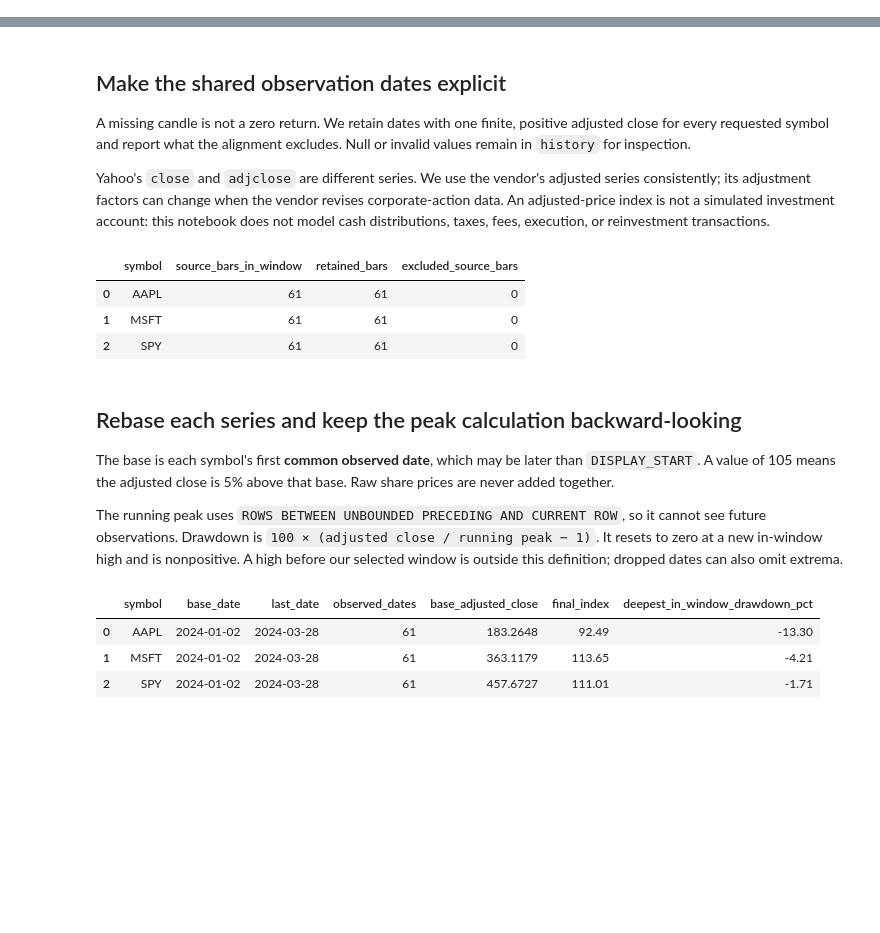
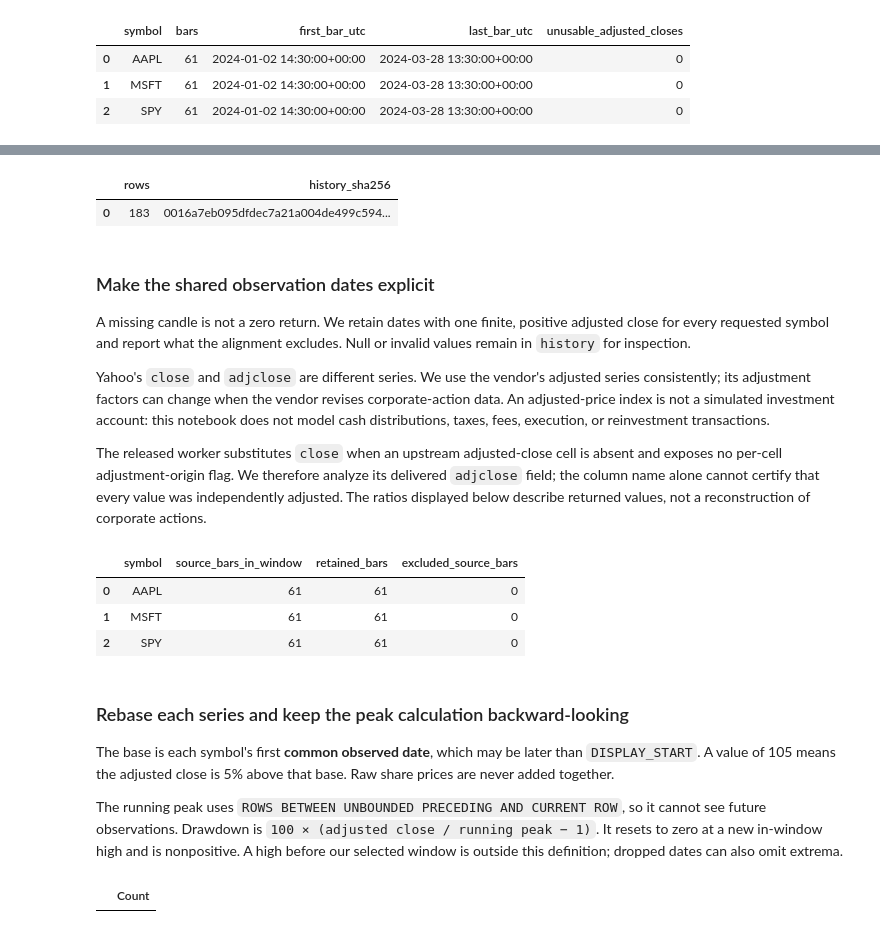
Before and after one commit to Query-farm/vgi-yfinance, a Jupyter notebook: notebooks/01_align_adjusted_price_paths.ipynb, the cells around one changed output, grey strips where cells are left out. Drawn from its saved outputs; the diff is of its cells as text; code cells hidden in the pictures; blank space fills up the shorter version.

```diff
--- a/notebooks/01_align_adjusted_price_paths.ipynb
+++ b/notebooks/01_align_adjusted_price_paths.ipynb
@@ -87,7 +73,9 @@ FROM history GROUP BY symbol ORDER BY symbol;
 # %%
-prose(
-    "**Live historical retrieval completed.** Run began at "
-    + retrieved_at
-    + ". The remaining cells query the materialized history; a future rerun may contain corrected or revised vendor values."
-)
+display(source_summary)
+finished_at = datetime.now(timezone.utc).isoformat(timespec="seconds")
+prose(f"**Live historical retrieval completed.** UTC interval: {retrieved_at}–{finished_at}. The remaining cells query materialized history. A future rerun may contain revised vendor values; these three requests are not an atomic market snapshot.")
 # %% [output]
+|  | symbol | bars | first_bar_utc | last_bar_utc | unusable_adjusted_closes |
+| 0 | AAPL | 61 | 2024-01-02 14:30:00+00:00 | 2024-03-28 13:30:00+00:00 | 0 |
+| 1 | MSFT | 61 | 2024-01-02 14:30:00+00:00 | 2024-03-28 13:30:00+00:00 | 0 |
+| 2 | SPY | 61 | 2024-01-02 14:30:00+00:00 | 2024-03-28 13:30:00+00:00 | 0 |
@@ -95,9 +87,16 @@ prose(
+# %%
+display(source_fingerprint)
+# %% [output]
+|  | rows | history_sha256 |
+| 0 | 183 | 0016a7eb095dfdec7a21a004de499c594... |
 # %% [markdown]
-## Make the shared observation dates explicit
+### Make the shared observation dates explicit
 
 A missing candle is not a zero return. We retain dates with one finite, positive adjusted close for every requested symbol and report what the alignment excludes. Null or invalid values remain in `history` for inspection.
 
 Yahoo's `close` and `adjclose` are different series. We use the vendor's adjusted series consistently; its adjustment factors can change when the vendor revises corporate-action data. An adjusted-price index is not a simulated investment account: this notebook does not model cash distributions, taxes, fees, execution, or reinvestment transactions.
+
+The released worker substitutes `close` when an upstream adjusted-close cell is absent and exposes no per-cell adjustment-origin flag. We therefore analyze its delivered `adjclose` field; the column name alone cannot certify that every value was independently adjusted. The ratios displayed below describe returned values, not a reconstruction of corporate actions.
 # %%
 %%sql
 CREATE TABLE usable AS SELECT *,timestamp::DATE AS observation_date FROM history
@@ -118,7 +117,7 @@ LEFT JOIN common_dates d ON d.observation_date=h.timestamp::DATE GROUP BY t.symb
 | 1 | MSFT | 61 | 61 | 0 |
 | 2 | SPY | 61 | 61 | 0 |
 # %% [markdown]
-## Rebase each series and keep the peak calculation backward-looking
+### Rebase each series and keep the peak calculation backward-looking
 
 The base is each symbol's first **common observed date**, which may be later than `DISPLAY_START`. A value of 105 means the adjusted close is 5% above that base. Raw share prices are never added together.
 
@@ -131,13 +130,5 @@ CREATE TABLE measured AS SELECT *,
 FROM aligned;
 CREATE TABLE comparison AS SELECT *,100*adjclose/base_adjusted_close AS adjusted_index,
  100*(adjclose/running_peak-1) AS drawdown_pct FROM measured;
-SELECT symbol,min(observation_date) AS base_date,max(observation_date) AS last_date,
- count(*) AS observed_dates,round(min(base_adjusted_close),4) AS base_adjusted_close,
- round(arg_max(adjusted_index,observation_date),2) AS final_index,
- round(min(drawdown_pct),2) AS deepest_in_window_drawdown_pct
-FROM comparison GROUP BY symbol ORDER BY symbol;
 # %% [output]
-|  | symbol | base_date | last_date | observed_dates | base_adjusted_close | final_index | deepest_in_window_drawdown_pct |
-| 0 | AAPL | 2024-01-02 | 2024-03-28 | 61 | 183.2648 | 92.49 | -13.30 |
-| 1 | MSFT | 2024-01-02 | 2024-03-28 | 61 | 363.1179 | 113.65 | -4.21 |
-| 2 | SPY | 2024-01-02 | 2024-03-28 | 61 | 457.6727 | 111.01 | -1.71 |
+|  | Count |
```
Also changed, not shown: parts of 23 cells of this notebook, 13 other files.
